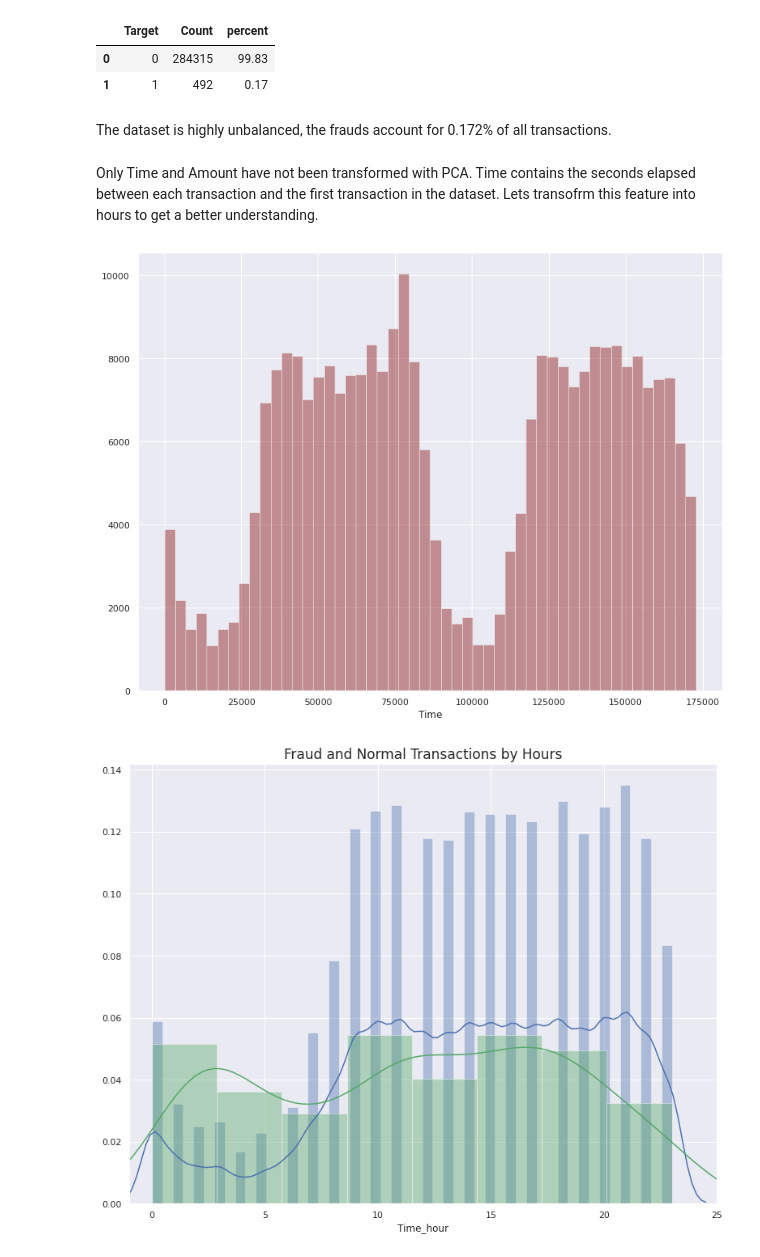
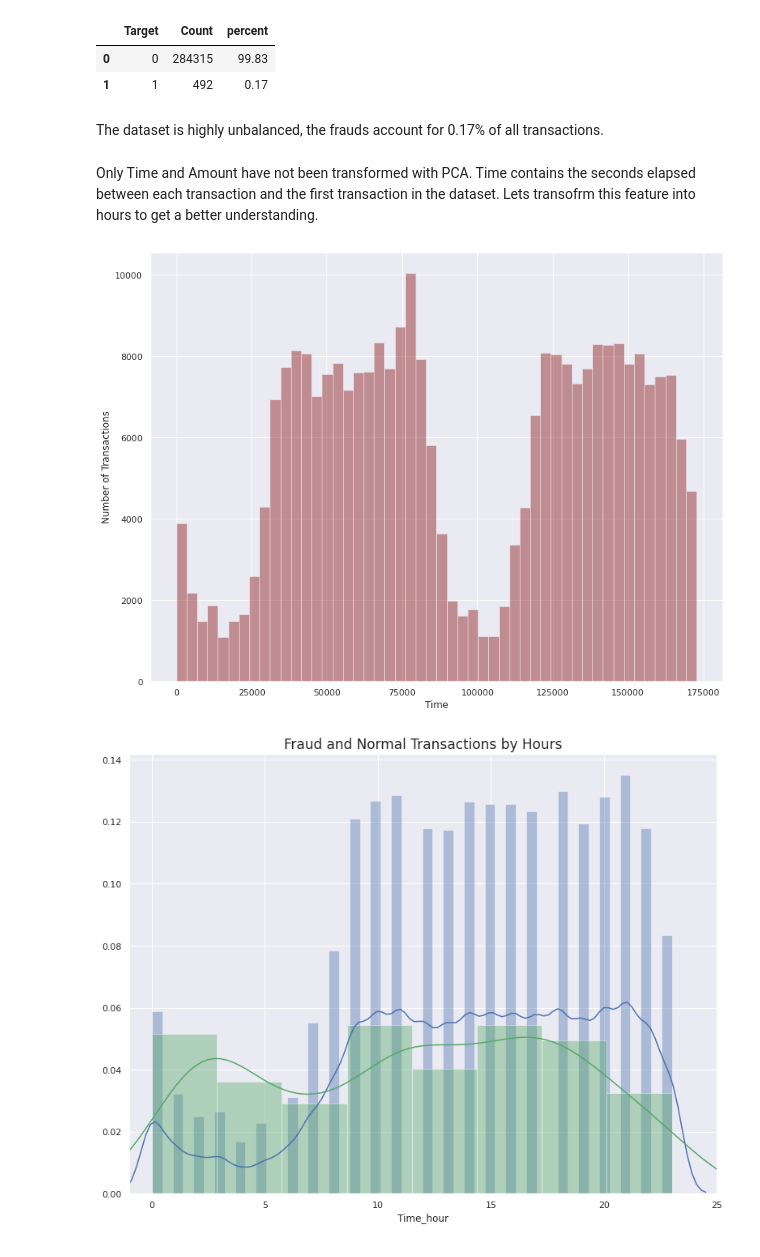
Before and after one commit to lydiandiba/Credit-card-Fraud-detection., a Jupyter notebook: Credit_Card_Fraud_Detection.ipynb, the cells around one changed output. Saved outputs shown, nothing was run; the diff lists cells and outputs as text; code cells hidden in the pictures.

```diff
--- a/Credit_Card_Fraud_Detection.ipynb
+++ b/Credit_Card_Fraud_Detection.ipynb
@@ -206,3 +309,16 @@ print(df.Class.value_counts())
 Name: Class, dtype: int64
 # %% [markdown]
 We have a highly imbalanced dataset. the total number of normal transactions is 284315 while fraud transactions are 492.
+# %%
+# Pie chart to display class values
+sns.set_style('whitegrid')
+df['Class'].value_counts().plot(kind='pie', subplots=True,autopct='%1.2f%%')
+plt.show()
+d = df.Class.value_counts()
+
+
+# calculating the total percentage of our transactions
+imbal = df['Class'].value_counts().to_frame().reset_index()
+imbal['percent'] = imbal["Class"].apply(lambda x : round(100*float(x) / len(df), 2))
+imbal = imbal.rename(columns = {"index" : "Target", "Class" : "Count"})
+imbal
@@ -218,14 +339,16 @@ a
 | 0 | 0 | 284315 | 99.83 |
 | 1 | 1 | 492 | 0.17 |
 # %% [markdown]
-The dataset is highly unbalanced, the frauds account for 0.172% of all transactions.
+The dataset is highly unbalanced, the frauds account for 0.17% of all transactions.
 # %% [markdown]
 Only Time and Amount have not been transformed with PCA. Time contains the seconds elapsed between each transaction and the first transaction in the dataset. Lets transofrm this feature into hours to get a better understanding.
 # %%
 # Disibution of time
 #
 fig = sns.distplot(df['Time'], kde=False, color="maroon")
+plt.xlabel('Time')
+plt.ylabel('Number of Transactions')
 plt.show()
 # %% [output]
-[figure, old version]
+[figure, new version]
 # %%
```
Also changed, not shown: parts of 49 cells of this notebook.
